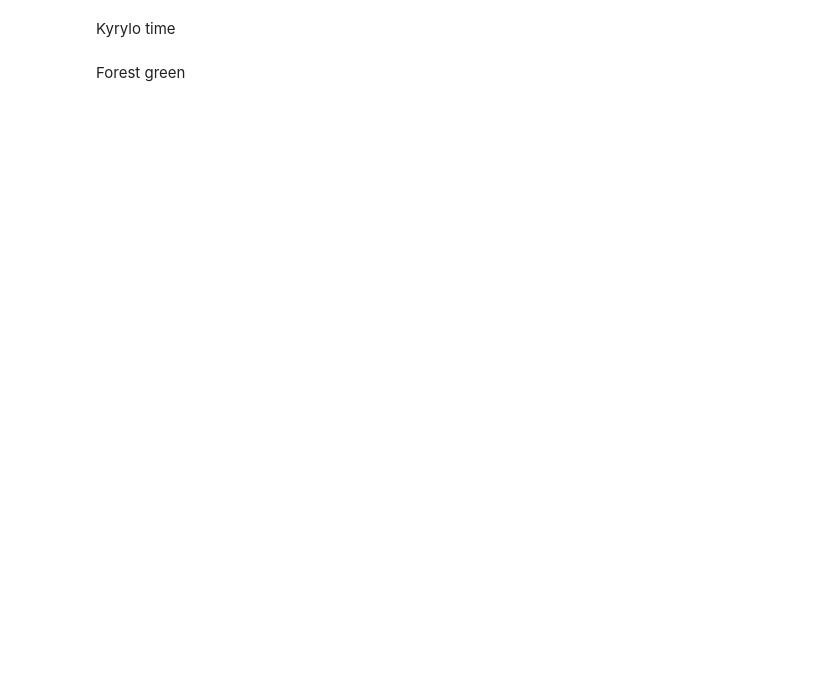
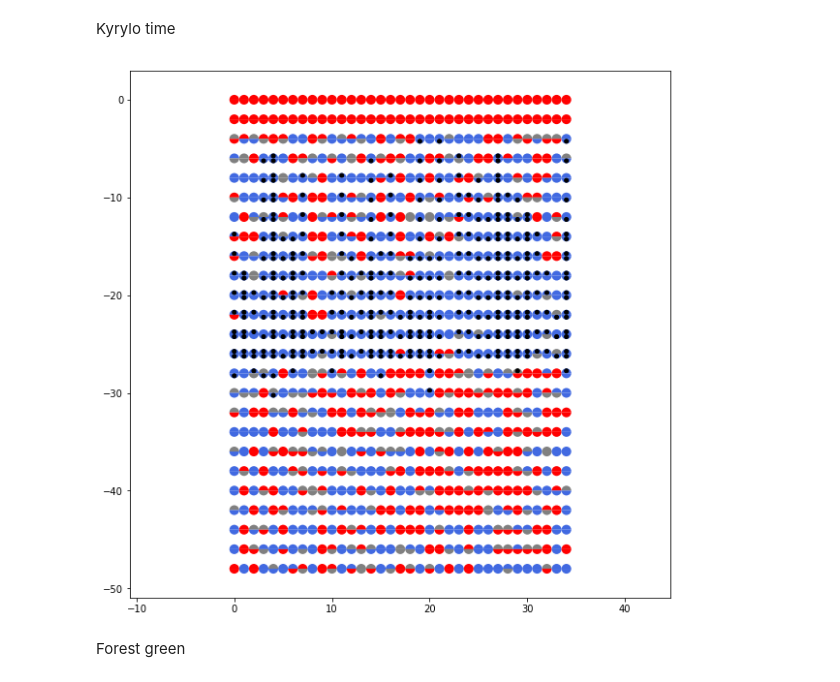
Before and after one commit to ranahoury/projet_mod, a Jupyter notebook: Report.ipynb, the cells around one changed output. Saved outputs shown, nothing was run; the diff lists cells and outputs as text; code cells hidden in the pictures; blank space fills up the shorter version.

```diff
--- a/Report.ipynb
+++ b/Report.ipynb
@@ -123,6 +123,6 @@ But we made it easier for you so you can just use the simulation that we made an
 'box 1'
 # %%
 """box 2"""
-nuc=load_nuc("nucléosomes_120120.txt")
-act_hour= genfromtxt("nuc120120.txt")
+nucleosomes=load_nuc("nucleosomes_120120.txt")
+genevalues= genfromtxt("genevalues_120120.txt")
 # %% [markdown]
@@ -137,9 +142,11 @@ Kyrylo time
 # %%
 plt.rcParams['figure.figsize']=10,10
 
 figure =plt.figure(0)
-for i in range(len(nuc)):
-    plot_nuc(nuc[i],-2*i,figure)
+for i in range(len(nucleosomes)):
+    plot_nuc(nucleosomes[i],-2*i,figure)
+# %% [output]
+[figure, added]
 # %% [markdown]
 Forest green
 # %%
```
Also changed, not shown: parts of 5 cells of this notebook.
